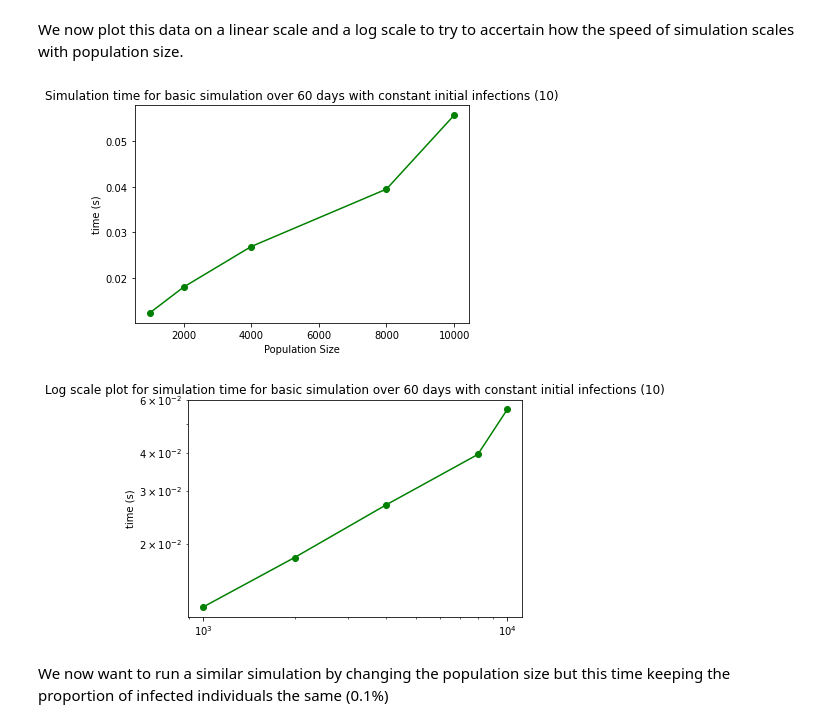
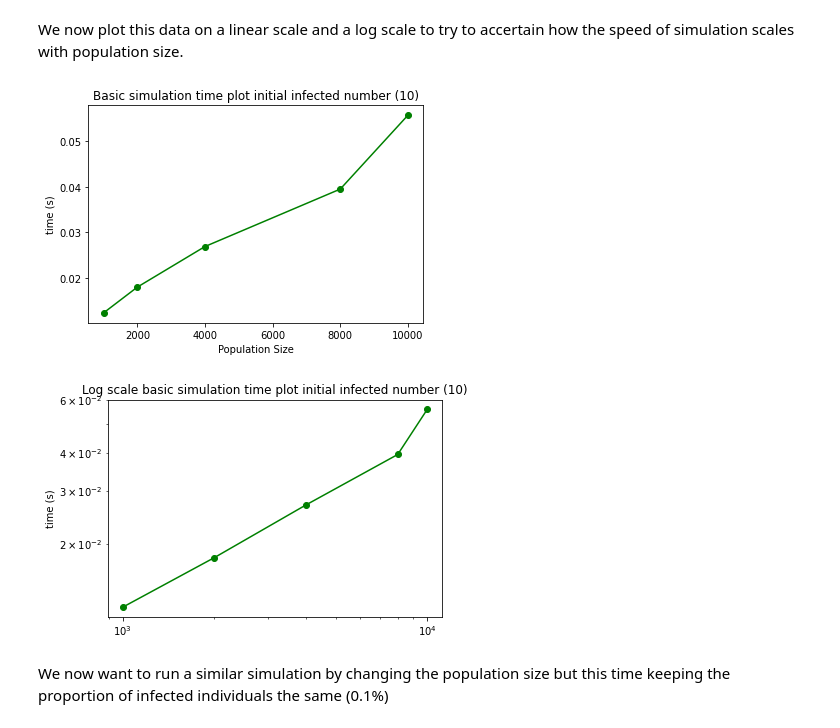
Before and after one commit to SABS-R3-Epidemiology/epiabm, a Jupyter notebook: python_examples/sim_speeds/sim_speeds.ipynb, the cells around one changed output. Drawn from its saved outputs; the diff is of its cells as text; code cells hidden in the pictures.

Commit message:
Plot titles now fit

```diff
--- a/python_examples/sim_speeds/sim_speeds.ipynb
+++ b/python_examples/sim_speeds/sim_speeds.ipynb
@@ -86,35 +86,33 @@ We now plot this data on a linear scale and a log scale to try to accertain how
 # %%
 
 # Plotting graph code
 x = pop_sizes
 y = sim_times
 
 # Plot on linear scale
-plt.title("Simulation time for basic simulation over 60 days with constant "
-          "initial infections (10)")
+plt.title("Basic simulation time plot initial infected number (10)")
 plt.xlabel('Population Size')
 plt.xscale('linear')
 plt.ylabel('time (s)')
 plt.plot(x, y, marker='o', c='g')
 
 plt.savefig('before_improvement_basic_sim_constant_number.png')
 
 plt.show()
 
 # Plot on log scale
-plt.title("Log scale plot for simulation time for basic simulation over 60 days with constant "
-          "initial infections (10)")
+plt.title("Log scale basic simulation time plot initial infected number (10)")
 plt.xscale('log')
 plt.yscale('log')
 plt.ylabel('time (s)')
 plt.plot(x, y, marker='o', c='g')
 
 plt.savefig('before_improvement_basic_sim_constant_number_log.png')
 
 plt.show()
 # %% [output]
-[figure, old version]
+[figure, new version]
-[figure, old version]
+[figure, new version]
 # %% [markdown]
 We now want to run a similar simulation by changing the population size but this time keeping the proportion of infected individuals the same (0.1%)
 # %%
```
Also changed, not shown: parts of 1 cell of this notebook, 4 other files.
